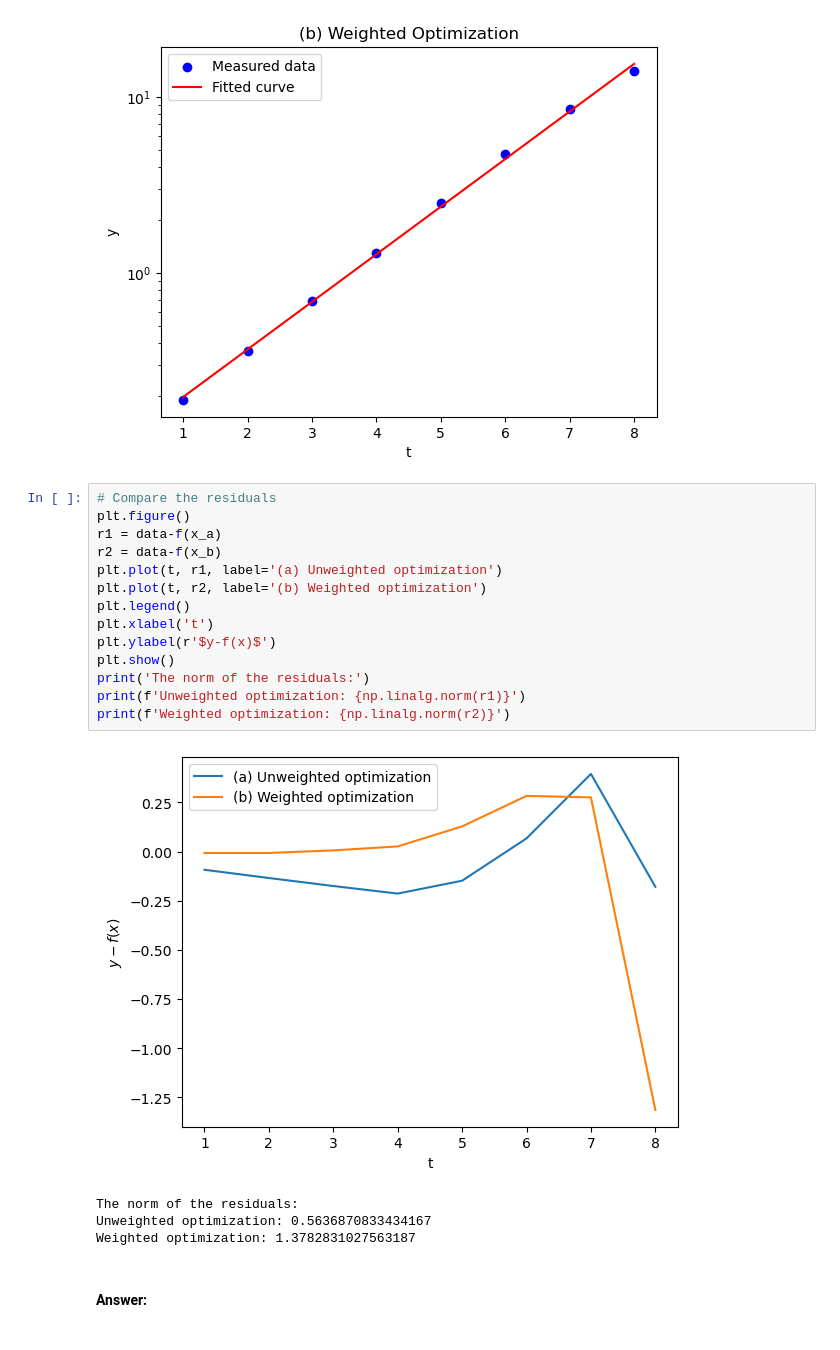
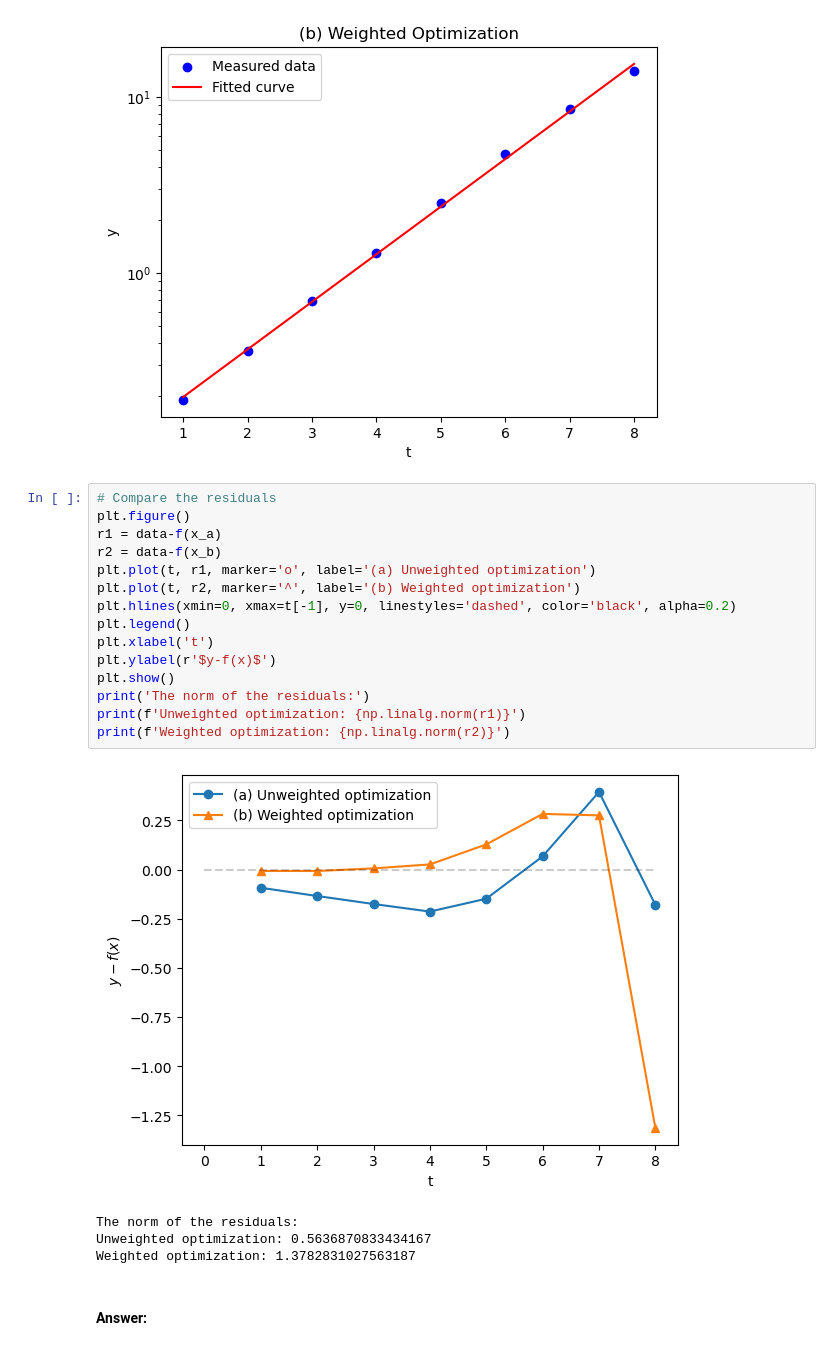
Before and after one commit to Terry-ZJ-Zhang/Numerical_Algorithm_Assignments, a Jupyter notebook: hw5/hw5_2023.ipynb, the cells around one changed output. Drawn from its saved outputs; the diff is of its cells as text.

```diff
--- a/hw5/hw5_2023.ipynb
+++ b/hw5/hw5_2023.ipynb
@@ -133,19 +133,20 @@ Estimated r = 1.8619753892662343
 # %%
 # Compare the residuals
 plt.figure()
 r1 = data-f(x_a)
 r2 = data-f(x_b)
-plt.plot(t, r1, label='(a) Unweighted optimization')
-plt.plot(t, r2, label='(b) Weighted optimization')
+plt.plot(t, r1, marker='o', label='(a) Unweighted optimization')
+plt.plot(t, r2, marker='^', label='(b) Weighted optimization')
+plt.hlines(xmin=0, xmax=t[-1], y=0, linestyles='dashed', color='black', alpha=0.2)
 plt.legend()
 plt.xlabel('t')
 plt.ylabel(r'$y-f(x)$')
 plt.show()
 print('The norm of the residuals:')
 print(f'Unweighted optimization: {np.linalg.norm(r1)}')
 print(f'Weighted optimization: {np.linalg.norm(r2)}')
 # %% [output]
-[figure, old version]
+[figure, new version]
 The norm of the residuals:
 Unweighted optimization: 0.5636870833434167
 Weighted optimization: 1.3782831027563187
```
